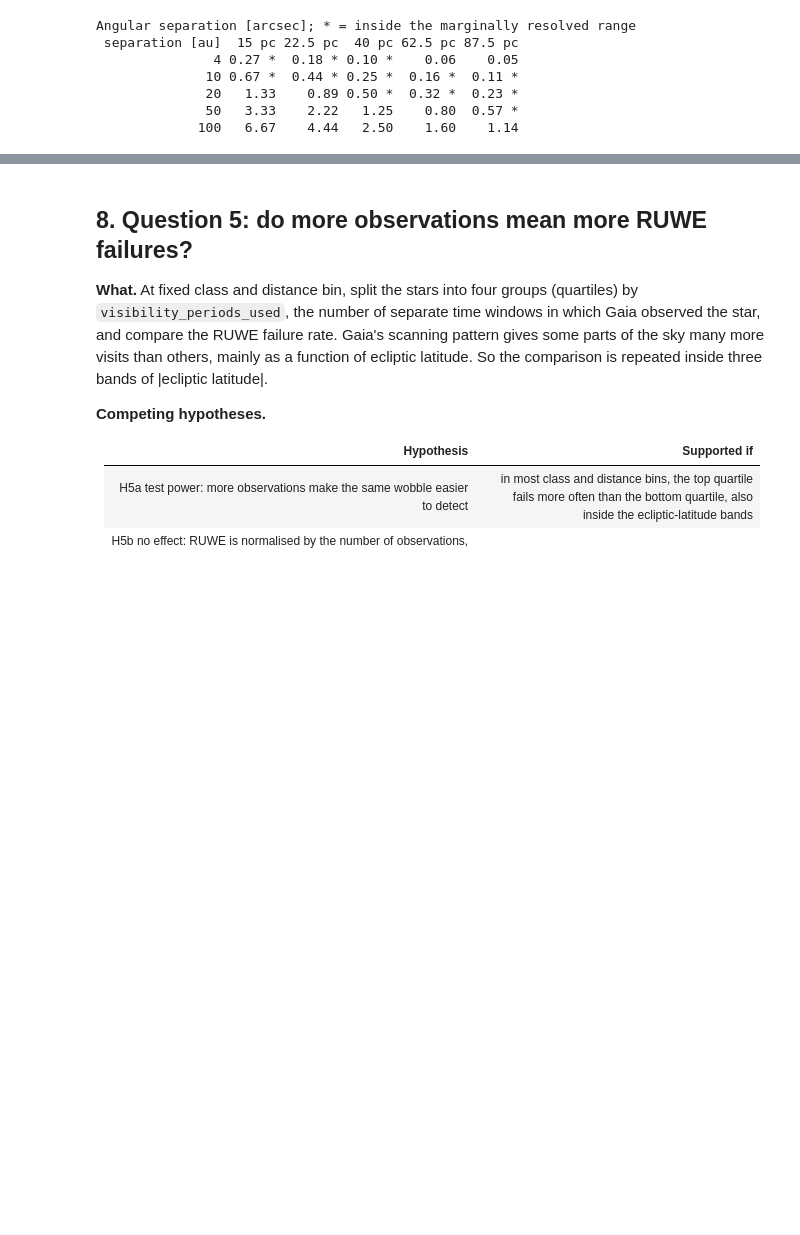
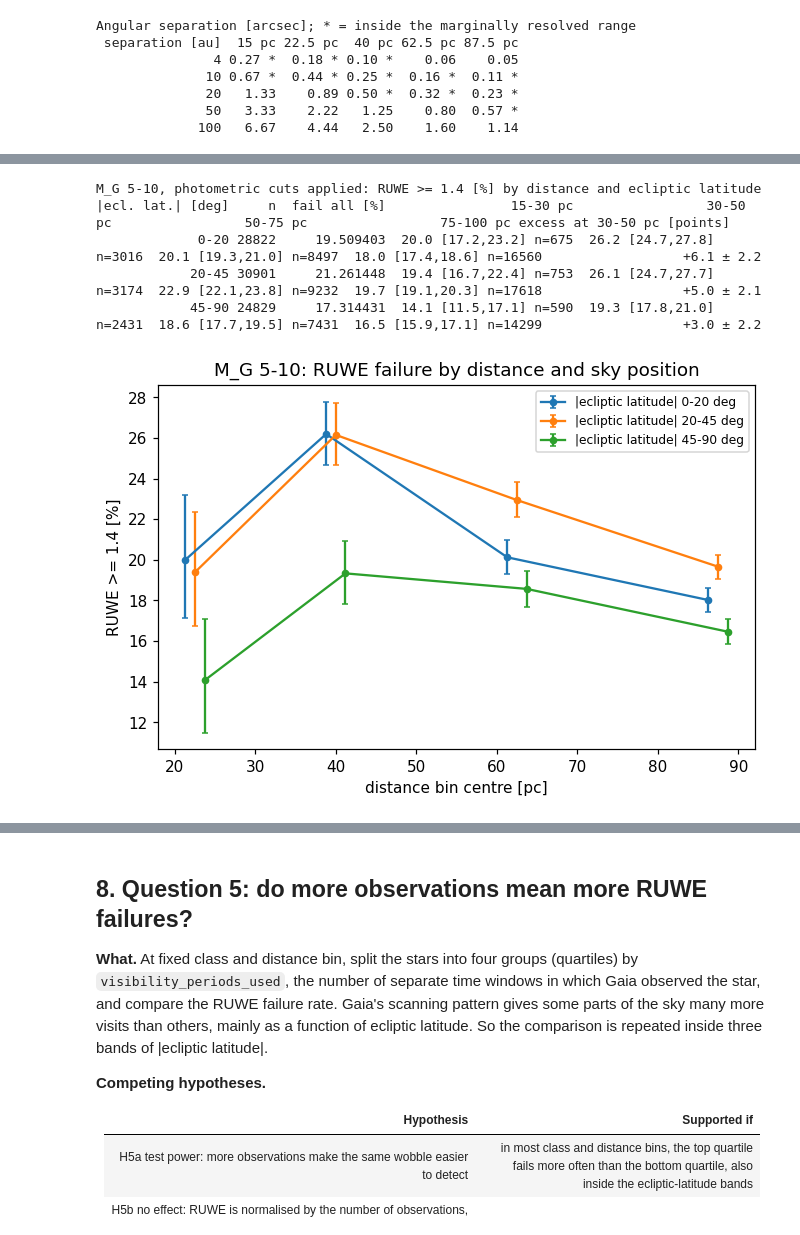
Before and after one commit to marinemoleco/astroinformatics, a Jupyter notebook: projects/01_gaia/notebooks/01.1_neighborhood_reevaluation.ipynb, the cells around one changed output, grey strips where cells are left out. Drawn from its saved outputs; the diff is of its cells as text; code cells hidden in the pictures; blank space fills up the shorter version.

```diff
--- a/projects/01_gaia/notebooks/01.1_neighborhood_reevaluation.ipynb
+++ b/projects/01_gaia/notebooks/01.1_neighborhood_reevaluation.ipynb
@@ -1246,0 +1501,41 @@ Angular separation [arcsec]; * = inside the marginally resolved range
+# %%
+ECL_BANDS_SKY = (0, 20, 45, 90)
+SKY_CLASS = (5, 10)
+
+base = df["other"] & in_class(df["mg"], *SKY_CLASS)
+rows, plot = [], []
+for e0, e1 in zip(ECL_BANDS_SKY[:-1], ECL_BANDS_SKY[1:]):
+    band = base & df["ecl_lat"].abs().between(e0, e1, inclusive="left")
+    row = {"|ecl. lat.| [deg]": f"{e0}-{e1}", "n": int(band.sum()), "fail all [%]": 100 * df.loc[band, "fail_ruwe"].mean()}
+    rates = []
+    for d0, d1 in zip(DBINS[:-1], DBINS[1:]):
+        m = band & (df["dist_pc"] >= d0) & (df["dist_pc"] < d1)
+        n, k = int(m.sum()), int(df.loc[m, "fail_ruwe"].sum())
+        p, a, b = wilson(k, n)
+        row[f"{d0}-{d1} pc"] = f"{p:5.1f} [{a:4.1f},{b:4.1f}] n={n}" if n >= 30 else "-"
+        rates.append((p, n))
+        plot.append((f"{e0}-{e1} deg", 0.5 * (d0 + d1), p, a, b))
+    (p1, n1), (p2, n2), (p3, n3) = rates[0], rates[1], rates[2]
+    # excess at 30-50 pc over the mean of its neighbours, with a simple binomial standard error
+    se = np.sqrt(p2 * (100 - p2) / max(n2, 1) + 0.25 * (p1 * (100 - p1) / max(n1, 1) + p3 * (100 - p3) / max(n3, 1)))
+    row["excess at 30-50 pc [points]"] = f"{p2 - 0.5 * (p1 + p3):+.1f} ± {1.96 * se:.1f}"
+    rows.append(row)
+print(f"M_G {SKY_CLASS[0]}-{SKY_CLASS[1]}, photometric cuts applied: RUWE >= 1.4 [%] by distance and ecliptic latitude")
+print(pd.DataFrame(rows).to_string(index=False))
+
+fig, ax = plt.subplots(figsize=(7, 4.3))
+pt = pd.DataFrame(plot, columns=["band", "d", "p", "lo", "hi"])
+for (name, t), dx in zip(pt.groupby("band", sort=False), [-1.2, 0, 1.2]):
+    ax.errorbar(t["d"] + dx, t["p"], yerr=[t["p"] - t["lo"], t["hi"] - t["p"]], marker="o", ms=4, capsize=2,
+                label=f"|ecliptic latitude| {name}")
+ax.set_xlabel("distance bin centre [pc]"); ax.set_ylabel("RUWE >= 1.4 [%]")
+ax.set_title(f"M_G {SKY_CLASS[0]}-{SKY_CLASS[1]}: RUWE failure by distance and sky position"); ax.legend(fontsize=8)
+fig.savefig(FIG / "01.1_ruwe_ecliptic.png")
+plt.show()
+# %% [output]
+M_G 5-10, photometric cuts applied: RUWE >= 1.4 [%] by distance and ecliptic latitude
+|ecl. lat.| [deg]     n  fail all [%]                15-30 pc                 30-50 pc                 50-75 pc                 75-100 pc excess at 30-50 pc [points]
+             0-20 28822     19.509403  20.0 [17.2,23.2] n=675  26.2 [24.7,27.8] n=3016  20.1 [19.3,21.0] n=8497  18.0 [17.4,18.6] n=16560                  +6.1 ± 2.2
+            20-45 30901     21.261448  19.4 [16.7,22.4] n=753  26.1 [24.7,27.7] n=3174  22.9 [22.1,23.8] n=9232  19.7 [19.1,20.3] n=17618                  +5.0 ± 2.1
+            45-90 24829     17.314431  14.1 [11.5,17.1] n=590  19.3 [17.8,21.0] n=2431  18.6 [17.7,19.5] n=7431  16.5 [15.9,17.1] n=14299                  +3.0 ± 2.2
+[figure, added]
```
Also changed, not shown: parts of 31 cells of this notebook, 12 other files.
